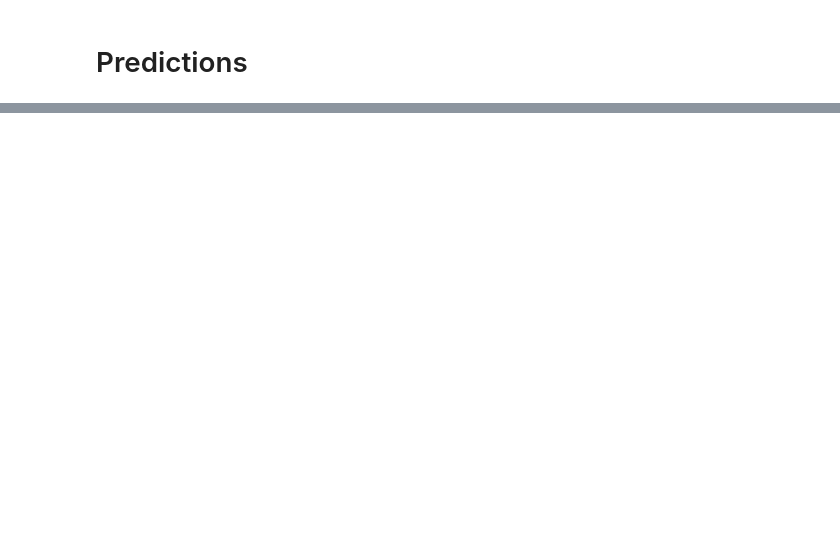
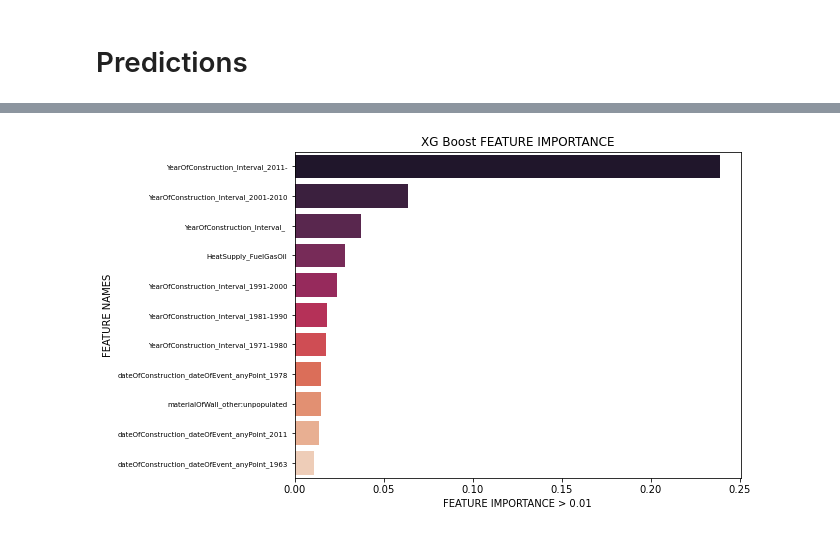
Before and after one commit to oliversvane/DTU_SocialDataProject, a Jupyter notebook: Predictions_martins.ipynb, the cells around one changed output, grey strips where cells are left out. Saved outputs shown, nothing was run; the diff lists cells and outputs as text; code cells hidden in the pictures; blank space fills up the shorter version.

```diff
--- a/Predictions_martins.ipynb
+++ b/Predictions_martins.ipynb
@@ -236,5 +168,5 @@ def evaluation(y_test,y_pred,model_xg,x_val):
     plt.show()
     return
 # %%
-pred_df = df.drop_duplicates(subset=['addressRepresentation'])
-pred_df.head()
+pred_df = df.drop_duplicates(subset=['addressRepresentation'],keep='last')
+pred_df
@@ -286,0 +253,4 @@ plot_feature_importance(model_xg.feature_importances_,labels,"XG Second Serve ")
+# %%
+plot_feature_importance(model_xg.feature_importances_,labels,"XG Boost")
+# %% [output]
+[figure, added]
```
Also changed, not shown: parts of 43 cells of this notebook.
